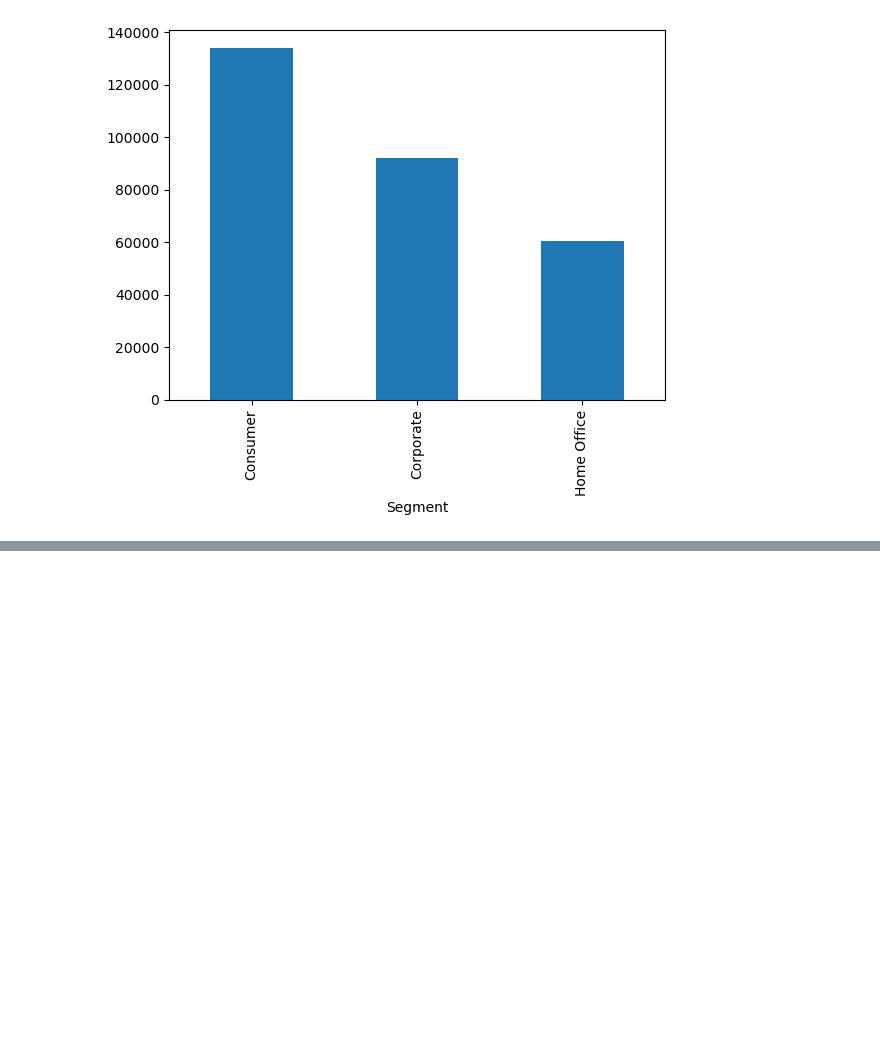
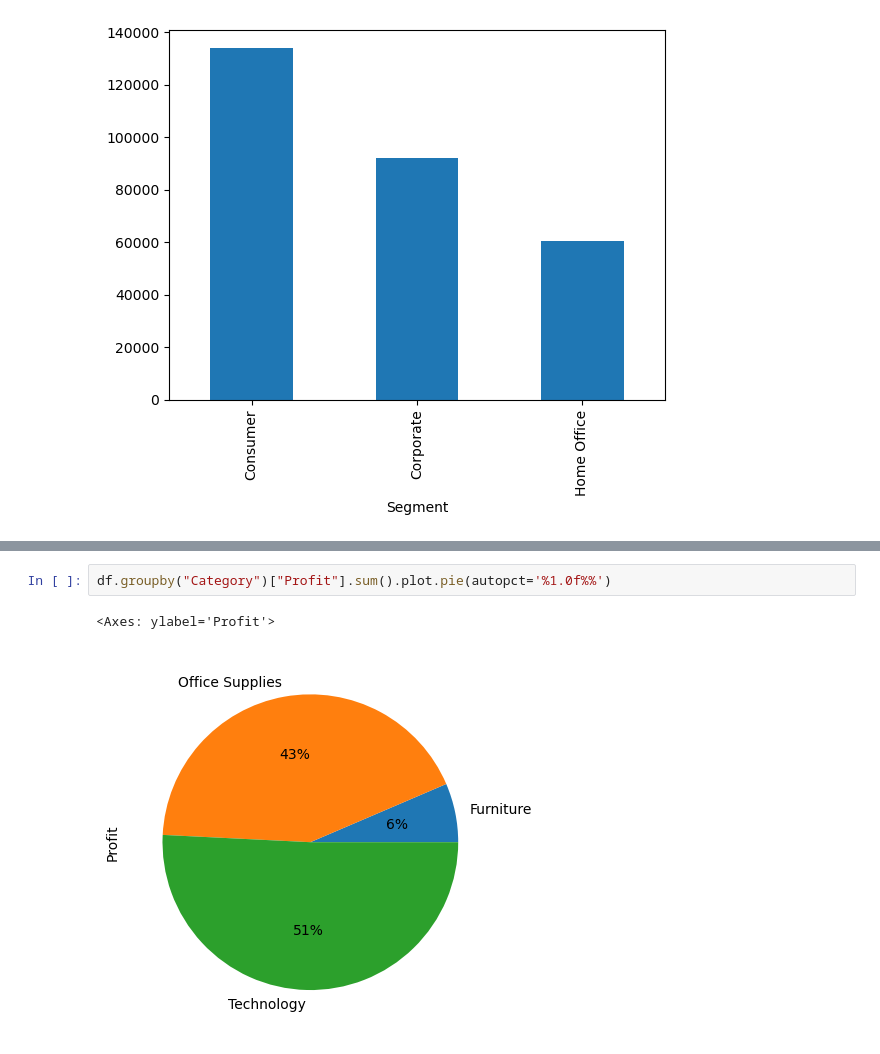
Before and after one commit to iamwatchdogs/Retail-Insights-from-Superstore-Data, a Jupyter notebook: retail-analysis.ipynb, the cells around one changed output, grey strips where cells are left out. Cells and saved outputs as stored; diff of their text form; blank space fills up the shorter version.

```diff
--- a/retail-analysis.ipynb
+++ b/retail-analysis.ipynb
@@ -140,0 +158,5 @@ df.groupby("Segment")["Profit"].sum().plot.bar()
+# %%
+df.groupby("Category")["Profit"].sum().plot.pie(autopct='%1.0f%%')
+# %% [output]
+<Axes: ylabel='Profit'>
+[figure, added]
```
Also changed, not shown: parts of 4 cells of this notebook.
